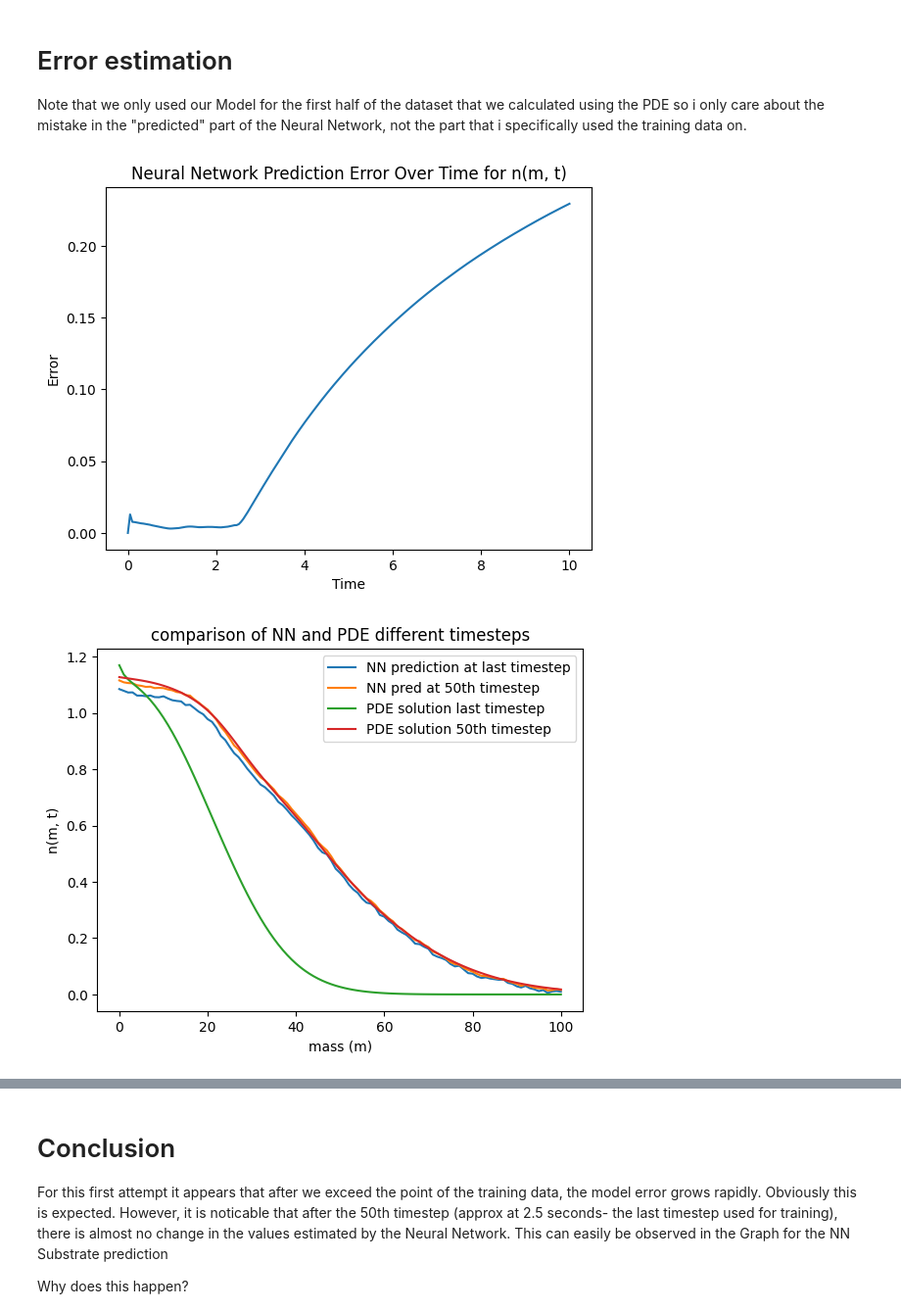
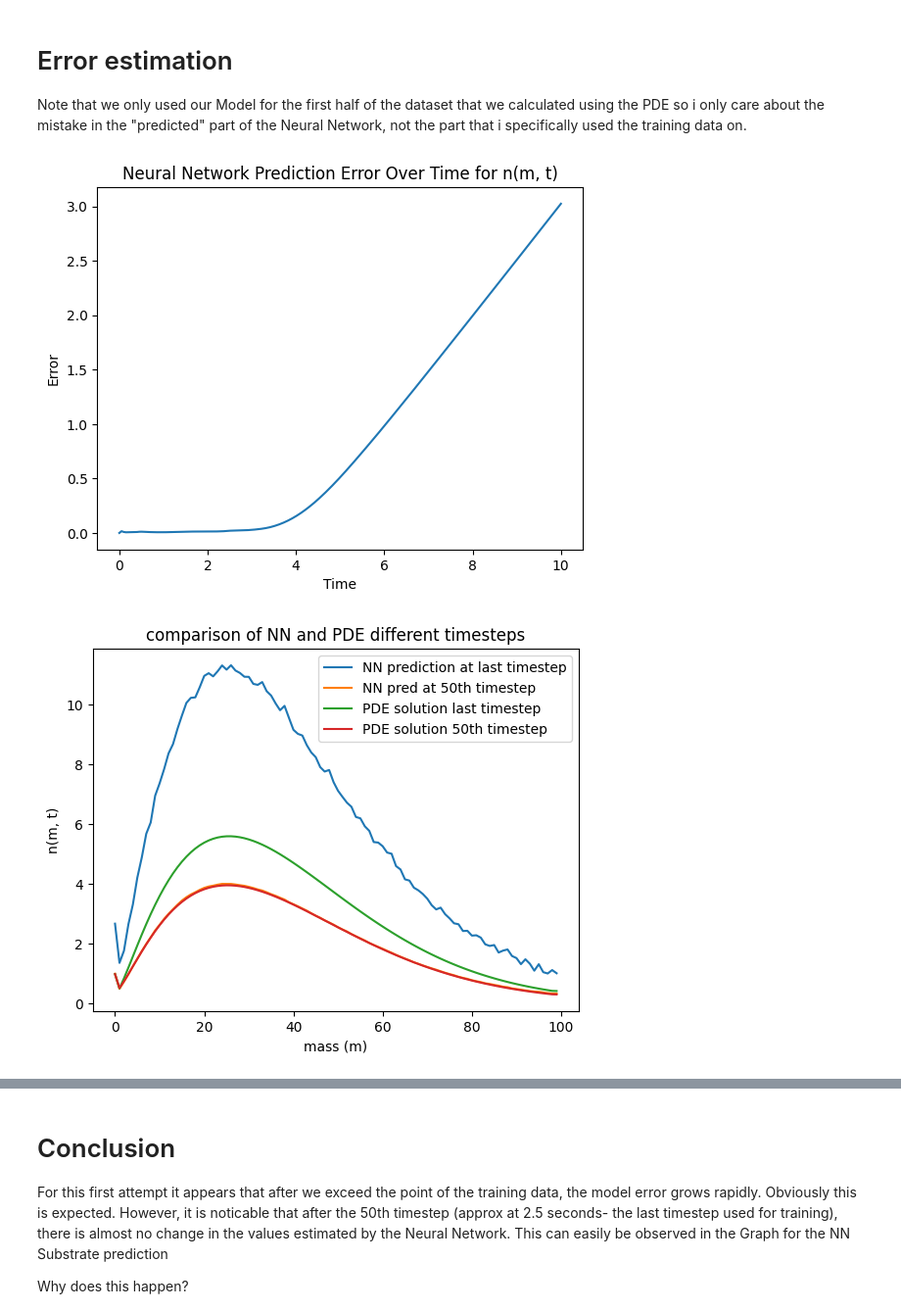
Before and after one commit to therealtoby1/Master, a Jupyter notebook: Cell_growth_integro_diff.ipynb, the cells around one changed output, grey strips where cells are left out. Shown at 98% size. Cells and saved outputs as stored; diff of their text form; code cells hidden in the pictures.

```diff
--- a/Cell_growth_integro_diff.ipynb
+++ b/Cell_growth_integro_diff.ipynb
@@ -61,15 +64,30 @@ delta_m = m[1] - m[0]
 # %%
 #functions for growth rate/death rate...
 def r_g (m_i, S):
-    return 0.5 * S +0.01*m_i #assume independent of m_i (see above for reason)/ or slightly dependent on m_i
+    ks_max=0.8
+    K_s=2
+    rho = (ks_max * S)/ (K_s+S)             #Monod Kinetics for the growth rate
+    r_g=rho*m_i
+    return r_g
+def Gamma(m_i,S):
+    b = 1.0
+    # compute the “base” rate b*m everywhere
+    small_gamma = b * m
+    # zero-out wherever m >= m_max
+    small_gamma = np.where(m >= m_max, 0.0, small_gamma)
+    # multiply by your growth-rate r_g (which itself can be vectorized)
+    return small_gamma * r_g(m, S)
 
-def Gamma(m_i):
-    return 0.5*m_i**2 #assume rate of division is proportional to m_i^2 (randomly chosen here)
 
 def p(k, i):
-    if k > i :      #cells division can never lead to bigger cell size than the parent cell
-        return 1.0 / (k + 1)        #the +1 is to avoid division by zero
-    return 0.0
+    m_k = m[k]
+    m_i = m[i]
+    # only defined for 0 ≤ m_i ≤ m_k
+    if m_i <= m_k and m_k > 0:
+        x = m_i / m_k
+        return (1.0 / Bqq) * (1.0 / m_k) * x**(q-1) * (1.0 - x)**(q-1)
+    else:
+        return 0.0
 # %%
 def population_system (t,y):
     n=y[:-1]
@@ -77,7 +95,7 @@ def population_system (t,y):
 
     dn_dt= np.zeros_like(n)
     r_g_values = r_g(m,S)
-    Gamma_values=Gamma(m)
+    Gamma_values=Gamma(m,S)
 
     # Compute the finite difference approximation for ∂/∂m (r_g * n)
     rg_n = r_g_values * n
@@ -87,10 +105,10 @@ def population_system (t,y):
 
 
     # Now compute the RHS for each n_i and  we have M+1 equations for n_i and one for S
-    for i in range(M+1):
+    for i in range(M):
         # Fragmentation sum
         frag_sum = 0.0
-        for k in range(i, M+1):
+        for k in range(i, M):
             frag_sum += Gamma_values[k] * p(k, i) * n[k]
         frag_sum *= 2 * delta_m
 
@@ -117,7 +135,7 @@ plt.show()
                  # Normalize
 
 # Initial substrate S
-S0 = 1.0
+S0 = 5
 
 # Combine into single initial condition vector
 y0 = np.concatenate([n0, [S0]])
@@ -198,7 +234,7 @@ import torch.nn as nn
 
 Xtrain = sol.y[:, 0:int(timesteps/4)-1].T  # shape: (timesteps-1, 101)
 X_train = sol.y[:, 1:int(timesteps/4)].T   # shape: (timesteps-1, 101)
-dim=(M+1)+1         #number of mass increments from m_min to m_max + 1 for the substrate concentration
+dim=(M)+1         #number of mass increments from m_min to m_max + 1 for the substrate concentration
 
 
 
@@ -298,39 +334,39 @@ error=[]
 for i in range(timesteps_nn):
     er=0
 
-    for j in range (M+1):
-        er+= np.linalg.norm(N_nn[i, j] - sol.y[:-1, i][j])/(M+1)
+    for j in range (M):
+        er+= np.linalg.norm(N_nn[i, j] - sol.y[:-1, i][j])/(M)
     error.append(er)
 
 
 # Plot error over time as a separate plot
 plt.figure()
 plt.plot(t_eval[:timesteps], error)
 plt.xlabel('Time')
 plt.ylabel('Error')
 plt.title('Neural Network Prediction Error Over Time for n(m, t)')
 plt.show()
 
 #
 plt.figure()
 plt.title('comparison of NN and PDE different timesteps')
 plt.plot(N_nn[199])
 plt.plot(N_nn[50])
 plt.plot(sol.y[:-1, 199])
 plt.plot(sol.y[:-1, 50])
 plt.xlabel('mass (m)')
 plt.ylabel('n(m, t)')
 plt.legend(['NN prediction at last timestep','NN pred at 50th timestep', 'PDE solution last timestep', 'PDE solution 50th timestep'])
 plt.show()
 
 plt.figure()
 plt.title('comparison of substrate concentration ')
 plt.plot(t_eval[:timesteps],sol.y[-1])
 plt.plot(t_eval[:timesteps],np.array(solution)[:,-1])
 plt.legend(['Substrate concentration','NN Substrate prediction'])
 plt.xlabel('Time')
 plt.ylabel('Substrate concentration')
 plt.show()
 # %% [output]
-[figure, old version]
+[figure, new version]
-[figure, old version]
+[figure, new version]
```
Also changed, not shown: parts of 8 cells of this notebook.
